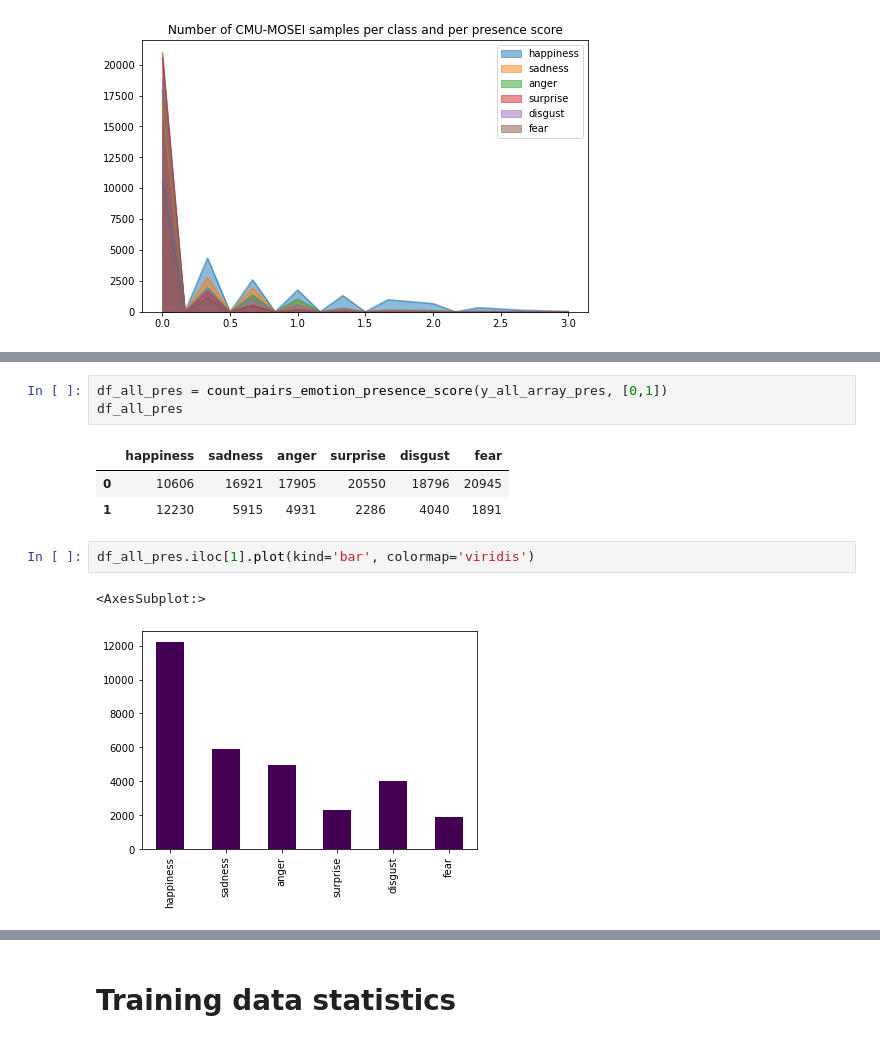
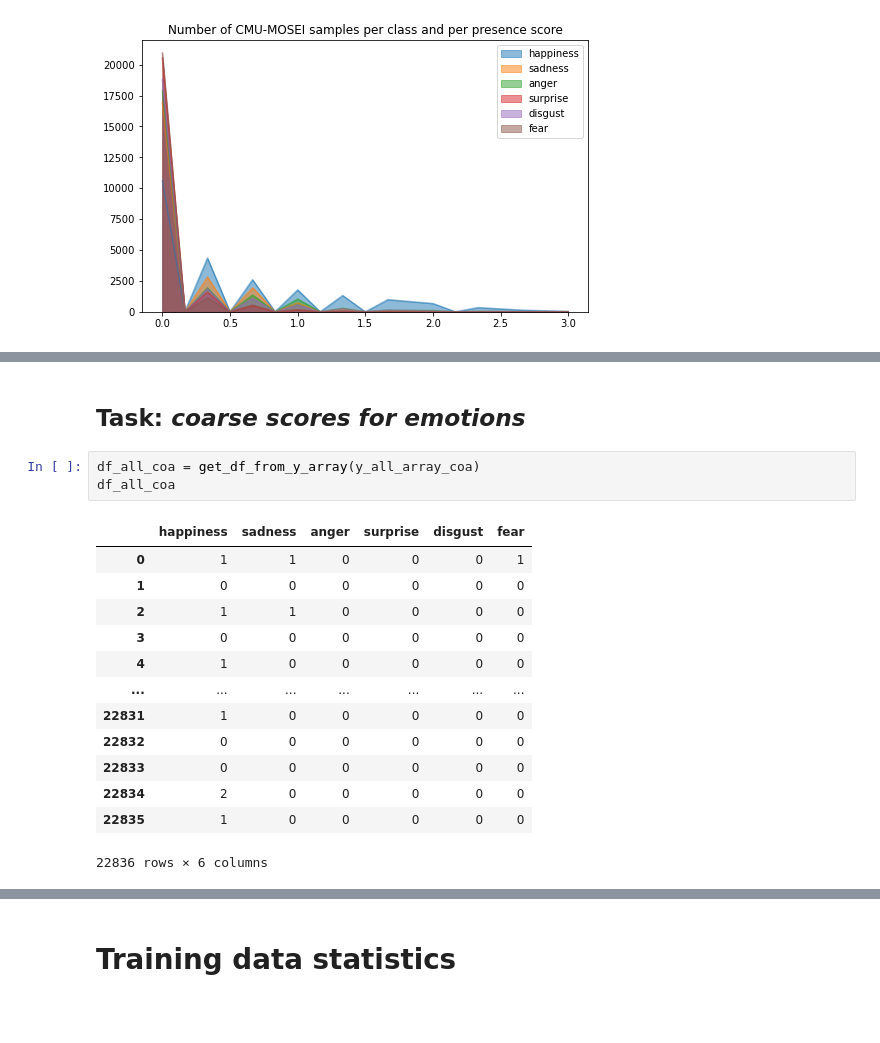
Before and after one commit to helenetran3/MCF-EmoLIS, a Jupyter notebook: label_statistics.ipynb, the cells around one changed output, grey strips where cells are left out. Saved outputs shown, nothing was run; the diff lists cells and outputs as text; blank space fills up the shorter version.

```diff
--- a/label_statistics.ipynb
+++ b/label_statistics.ipynb
@@ -242,12 +221,19 @@ df_all_pres.describe()
-# %%
-df_all_pres = count_pairs_emotion_presence_score(y_all_array_pres, [0,1])
-df_all_pres
-# %% [output]
-|  | happiness | sadness | anger | surprise | disgust | fear |
-| 0 | 10606 | 16921 | 17905 | 20550 | 18796 | 20945 |
-| 1 | 12230 | 5915 | 4931 | 2286 | 4040 | 1891 |
-# %%
-df_all_pres.iloc[1].plot(kind='bar', colormap='viridis')
-# %% [output]
-<AxesSubplot:>
-[figure, removed]
+# %% [markdown]
+## Task: *coarse scores for emotions*
+# %%
+df_all_coa = get_df_from_y_array(y_all_array_coa)
+df_all_coa
+# %% [output]
+|  | happiness | sadness | anger | surprise | disgust | fear |
+| 0 | 1 | 1 | 0 | 0 | 0 | 1 |
+| 1 | 0 | 0 | 0 | 0 | 0 | 0 |
+| 2 | 1 | 1 | 0 | 0 | 0 | 0 |
+| 3 | 0 | 0 | 0 | 0 | 0 | 0 |
+| 4 | 1 | 0 | 0 | 0 | 0 | 0 |
+| ... | ... | ... | ... | ... | ... | ... |
+| 22831 | 1 | 0 | 0 | 0 | 0 | 0 |
+| 22832 | 0 | 0 | 0 | 0 | 0 | 0 |
+| 22833 | 0 | 0 | 0 | 0 | 0 | 0 |
+| 22834 | 2 | 0 | 0 | 0 | 0 | 0 |
+| 22835 | 1 | 0 | 0 | 0 | 0 | 0 |
+22836 rows × 6 columns
```
Also changed, not shown: parts of 63 cells of this notebook.
